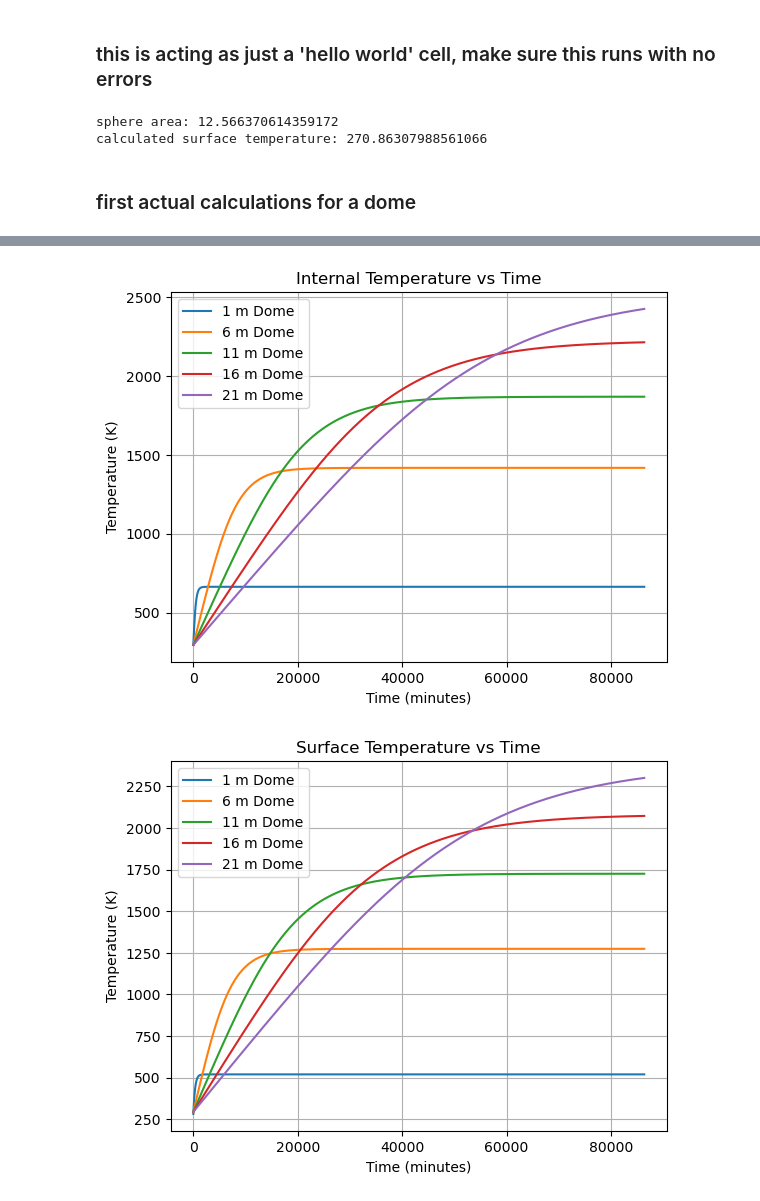
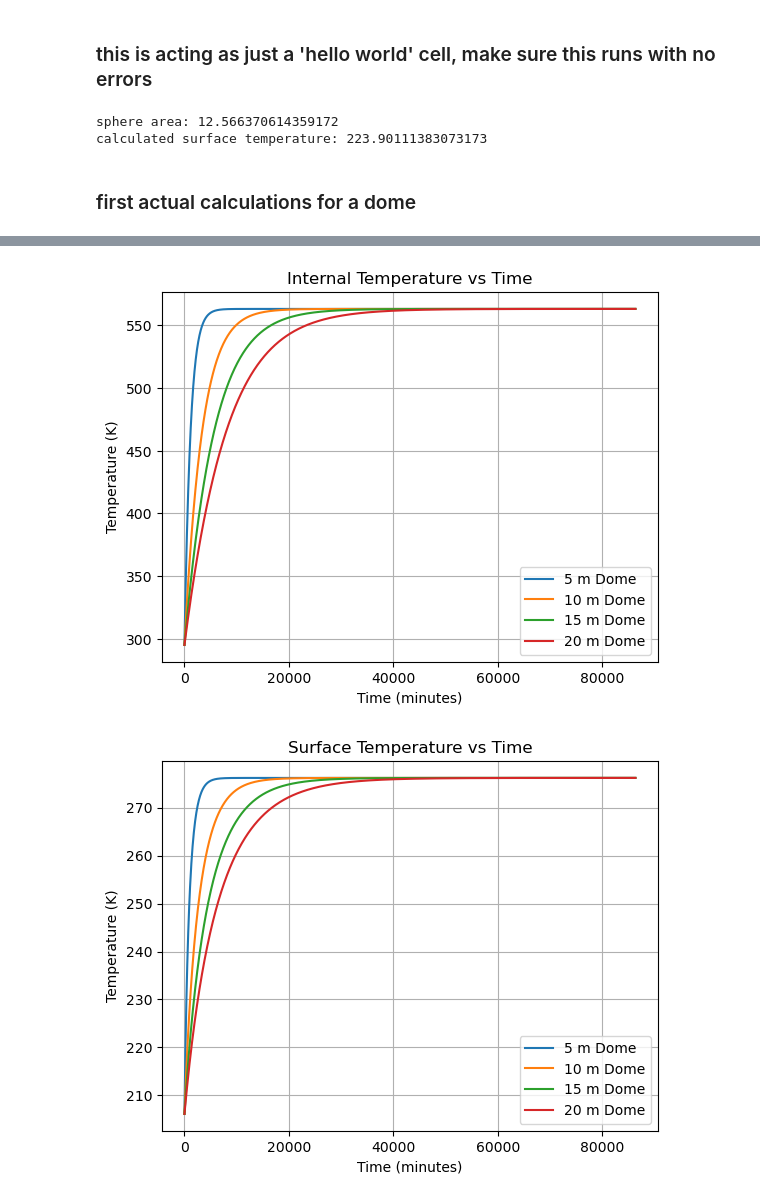
Before and after one commit to adambigg-s/aae338-report, a Jupyter notebook: report_calculations/dome_heating.ipynb, the cells around one changed output, grey strips where cells are left out. Saved outputs shown, nothing was run; the diff lists cells and outputs as text; code cells hidden in the pictures.

```diff
--- a/report_calculations/dome_heating.ipynb
+++ b/report_calculations/dome_heating.ipynb
@@ -28,8 +36,8 @@ T_INF = 3 # K
 def point_source_heating(absorptivity, area, intensity):
     return absorptivity * area * intensity
 
-def radiative_cooling(absorptivity, area, surface_temperature):
-    return EPSILON * SIGMA * absorptivity * surface_temperature ** 4
+def stefan_boltzmann(area, surface_temperature):
+    return EPSILON * SIGMA * area * surface_temperature**4
 
 def celsius_to_kelvin(temp):
     return temp + 273.15
@@ -98,28 +114,28 @@ class Sphere:
 ### this is acting as just a 'hello world' cell, make sure this runs with no errors
 # %%
 # hello world
-sphere = Sphere(1, EPSILON, Wall(1, 1))
+sphere = Sphere(1, Wall(0.5, 1, 1))
 assert sphere.surface_area() == 4 * np.pi, "make sure this runs"
 print("sphere area:", sphere.surface_area())
 print("calculated surface temperature:", sphere.surface_temperature)
 # %% [output]
 sphere area: 12.566370614359172
-calculated surface temperature: 270.86307988561066
+calculated surface temperature: 223.90111383073173
 # %% [markdown]
 ### first actual calculations for a dome
 # %%
 datasets = []
 
-radii = range(1, 25, 5)
-thicknesses = [0.5]
+radii = range(5, 25, 5)
+thicknesses = [1]
 conductivity = 1.15 # W / m^2 / k --- this is taken from a ceramic brick (idk what it would be made of)
 dt = 60
 duration = 60 * 60 * 24
 
 for radius in radii:
     for thickness in thicknesses:
-        wall = Wall(thickness, conductivity)
-        sphere = Sphere(radius, EPSILON, wall)
+        wall = Wall(thickness, conductivity, EPSILON)
+        sphere = Sphere(radius, wall)
         data = ThermalData(radius, thickness, conductivity)
 
         for t in range(0, duration, dt):
@@ -127,7 +143,7 @@ for radius in radii:
             data.internal_temperatures.append(sphere.internal_temperature)
             data.surface_temperatures.append(sphere.surface_temperature)
             data.q_dots.append(sphere.total_heat_transfer())
-            sphere.reup_internal_temperature(dt)
+            sphere.reup_temperatures(dt)
 
         datasets.append(data)
 
@@ -165,3 +181,3 @@ plot.show()
-[figure, old version]
+[figure, new version]
-[figure, old version]
+[figure, new version]
 # %% [markdown]
```
Also changed, not shown: parts of 10 cells of this notebook, 2 other files.
